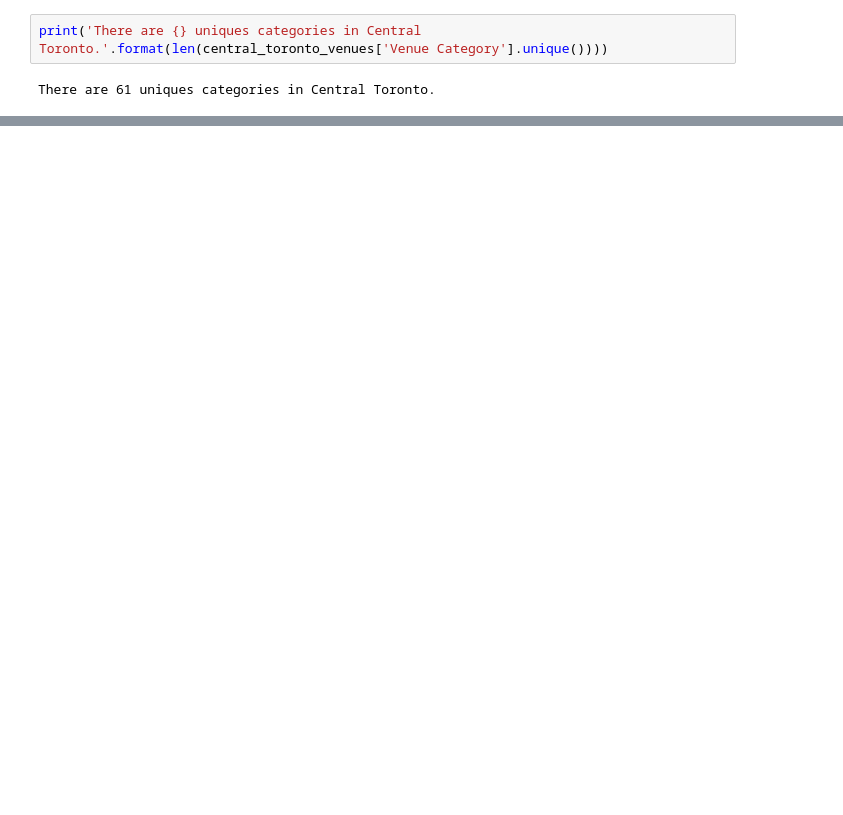
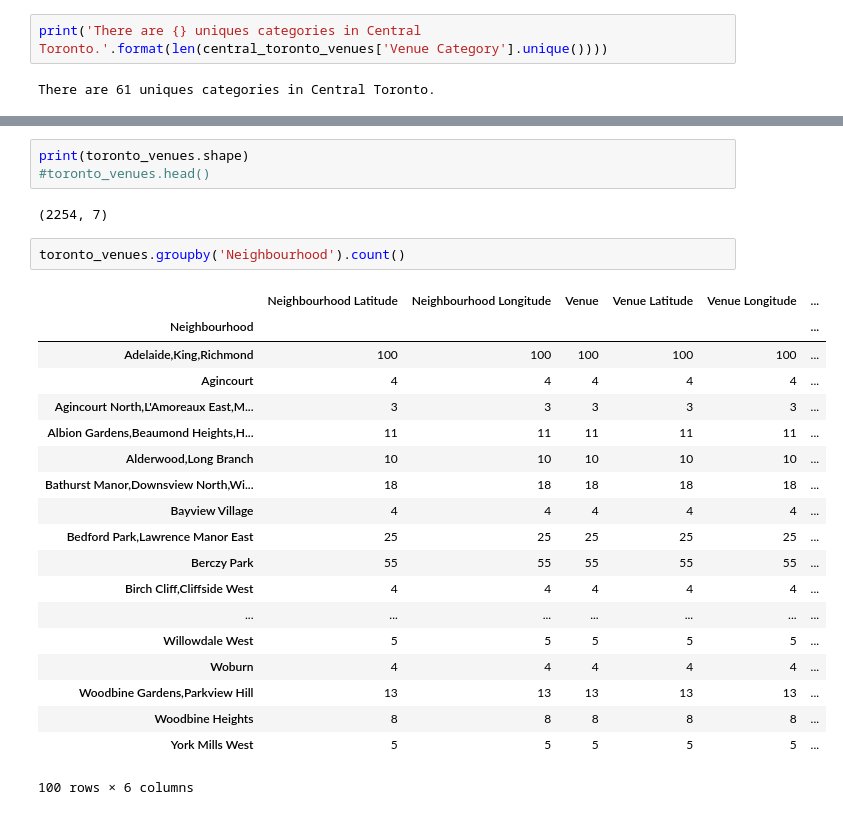
Before and after one commit to OxanaFalk/Coursera_Capstone, a Jupyter notebook: Assignment week 3, notebook 3 of 3.ipynb, the cells around one changed output, grey strips where cells are left out. Drawn from its saved outputs; the diff is of its cells as text; blank space fills up the shorter version.

```diff
--- a/Assignment week 3, notebook 3 of 3.ipynb
+++ b/Assignment week 3, notebook 3 of 3.ipynb
@@ -372,0 +423,27 @@ url
+# %%
+print(toronto_venues.shape)
+#toronto_venues.head()
+# %% [output]
+(2254, 7)
+# %%
+toronto_venues.groupby('Neighbourhood').count()
+# %% [output]
+|  | Neighbourhood Latitude | Neighbourhood Longitude | Venue | Venue Latitude | Venue Longitude | ... |
+| Neighbourhood |  |  |  |  |  | ... |
+| Adelaide,King,Richmond | 100 | 100 | 100 | 100 | 100 | ... |
+| Agincourt | 4 | 4 | 4 | 4 | 4 | ... |
+| Agincourt North,L'Amoreaux East,M... | 3 | 3 | 3 | 3 | 3 | ... |
+| Albion Gardens,Beaumond Heights,H... | 11 | 11 | 11 | 11 | 11 | ... |
+| Alderwood,Long Branch | 10 | 10 | 10 | 10 | 10 | ... |
+| Bathurst Manor,Downsview North,Wi... | 18 | 18 | 18 | 18 | 18 | ... |
+| Bayview Village | 4 | 4 | 4 | 4 | 4 | ... |
+| Bedford Park,Lawrence Manor East | 25 | 25 | 25 | 25 | 25 | ... |
+| Berczy Park | 55 | 55 | 55 | 55 | 55 | ... |
+| Birch Cliff,Cliffside West | 4 | 4 | 4 | 4 | 4 | ... |
+| ... | ... | ... | ... | ... | ... | ... |
+| Willowdale West | 5 | 5 | 5 | 5 | 5 | ... |
+| Woburn | 4 | 4 | 4 | 4 | 4 | ... |
+| Woodbine Gardens,Parkview Hill | 13 | 13 | 13 | 13 | 13 | ... |
+| Woodbine Heights | 8 | 8 | 8 | 8 | 8 | ... |
+| York Mills West | 5 | 5 | 5 | 5 | 5 | ... |
+100 rows × 6 columns
```
Also changed, not shown: parts of 26 cells of this notebook.
